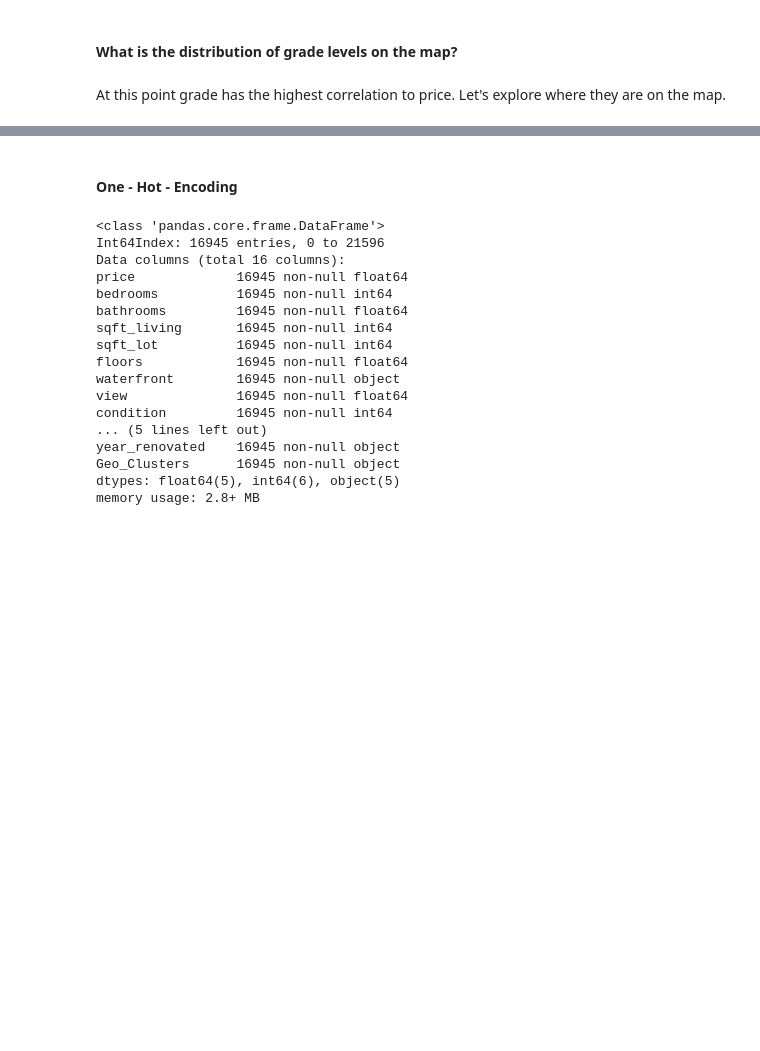
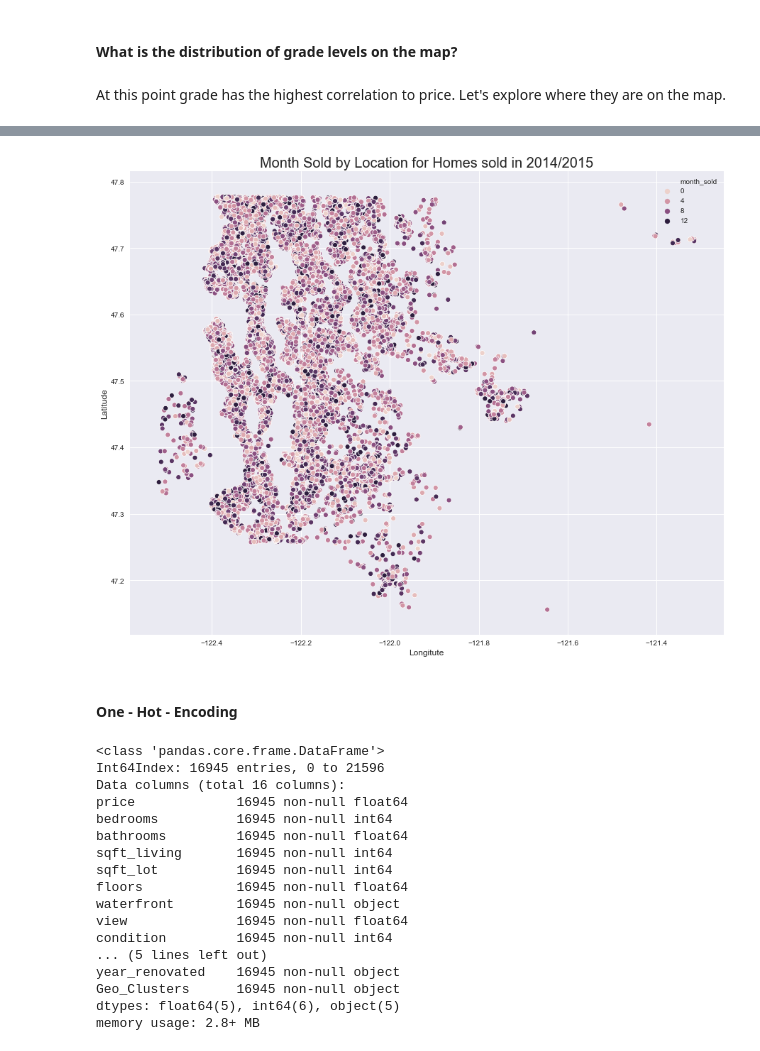
Before and after one commit to carlyf15/Housing_Predictions_for_House_Flippers, a Jupyter notebook: EDA.ipynb, the cells around one changed output, grey strips where cells are left out. Saved outputs shown, nothing was run; the diff lists cells and outputs as text; code cells hidden in the pictures; blank space fills up the shorter version.

```diff
--- a/EDA.ipynb
+++ b/EDA.ipynb
@@ -382,0 +400,3 @@ plt.show()
+# %%
+df_date = pd.read_csv('./data/orig_date.csv')
+df_date.head()
@@ -383,3 +411,13 @@ plt.show()
+# %%
+plt.figure(figsize=(15,12))
+sns.scatterplot(x=df_date['long'], y=df_date['lat'], hue=df_date['month_sold'])
+plt.title('Month Sold by Location for Homes sold in 2014/2015', fontsize=20)
+plt.legend()
+plt.xlabel('Longitute', fontsize=12)
+plt.ylabel('Latitude', fontsize=12)
+plt.show()
+# %% [output]
+[figure, added]
 # %% [markdown]
 #### One - Hot - Encoding ####
 # %%
```
Also changed, not shown: parts of 7 cells of this notebook, 5 other files.
